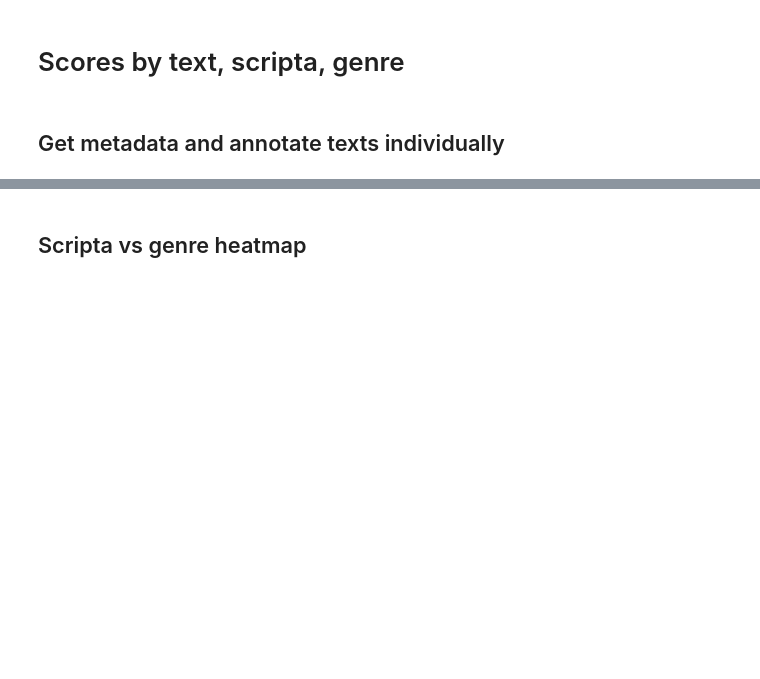
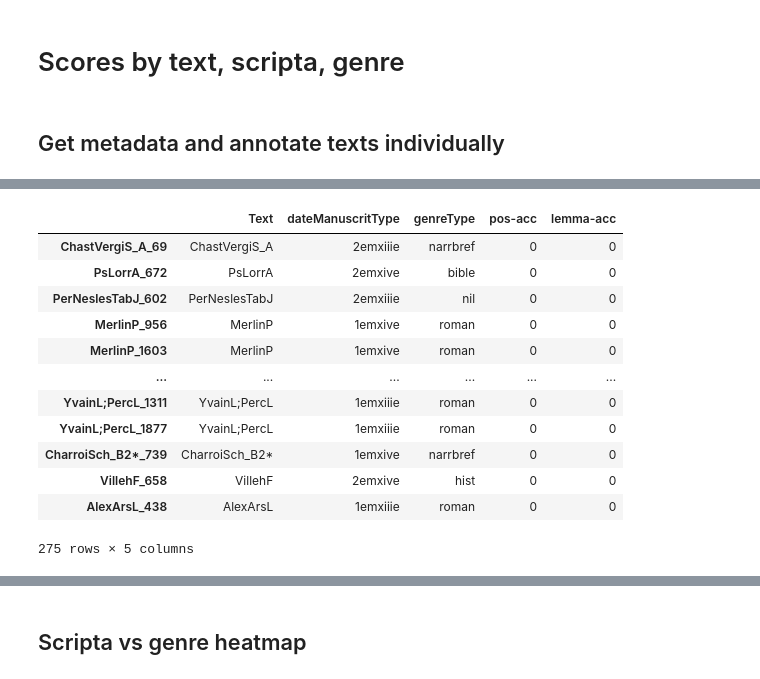
Before and after one commit to LucenceIng/evaluationModeleCILPR, a Jupyter notebook: recupLexemesVThibaultC.ipynb, the cells around one changed output, grey strips where cells are left out. Saved outputs shown, nothing was run; the diff lists cells and outputs as text; code cells hidden in the pictures; blank space fills up the shorter version.

Commit message:
scores by text

```diff
--- a/recupLexemesVThibaultC.ipynb
+++ b/recupLexemesVThibaultC.ipynb
@@ -434,3 +470,7 @@ ax = sns.heatmap(confMatDf, annot=True, fmt=".0f", cmap = "coolwarm")
 # Scores by text, scripta, genre
 # %% [markdown]
 ## Get metadata and annotate texts individually
+# %%
+metadata = pd.read_csv("metadataRevuSansSpace_Genres.tsv", sep="\t")
+metadata = metadata[["deaf","dateManuscritType","genreType"]]
+metadata
@@ -436,0 +491,35 @@ ax = sns.heatmap(confMatDf, annot=True, fmt=".0f", cmap = "coolwarm")
+# %%
+ScoresWithMetad = defaultdict(list)
+
+for sample in list(GOLD.keys()):
+    title = sample.rpartition('_')[0]
+    myMetads = metadata.loc[(metadata[["deaf"]] == title).values,]
+
+    if len(myMetads) == 0:
+        print("Error for sample: "+sample)
+
+    else:
+        ScoresWithMetad[sample] = {"Text": title,
+                                   "dateManuscritType": myMetads[["dateManuscritType"]].values[0][0],
+                                  "genreType":myMetads[["genreType"]].values[0][0],
+                                   "pos-acc":0,
+                                   "lemma-acc":0
+                                  }
+
+ScoresWithMetad
+pd.DataFrame(ScoresWithMetad).transpose()
+#myMetads[["dateManuscritType"]].values[0]
+# %% [output]
+|  | Text | dateManuscritType | genreType | pos-acc | lemma-acc |
+| ChastVergiS_A_69 | ChastVergiS_A | 2emxiiie | narrbref | 0 | 0 |
+| PsLorrA_672 | PsLorrA | 2emxive | bible | 0 | 0 |
+| PerNeslesTabJ_602 | PerNeslesTabJ | 2emxiiie | nil | 0 | 0 |
+| MerlinP_956 | MerlinP | 1emxive | roman | 0 | 0 |
+| MerlinP_1603 | MerlinP | 1emxive | roman | 0 | 0 |
+| ... | ... | ... | ... | ... | ... |
+| YvainL;PercL_1311 | YvainL;PercL | 1emxiiie | roman | 0 | 0 |
+| YvainL;PercL_1877 | YvainL;PercL | 1emxiiie | roman | 0 | 0 |
+| CharroiSch_B2*_739 | CharroiSch_B2* | 1emxive | narrbref | 0 | 0 |
+| VillehF_658 | VillehF | 2emxive | hist | 0 | 0 |
+| AlexArsL_438 | AlexArsL | 1emxiiie | roman | 0 | 0 |
+275 rows × 5 columns
```
Also changed, not shown: parts of 26 cells of this notebook, 1 other file.
